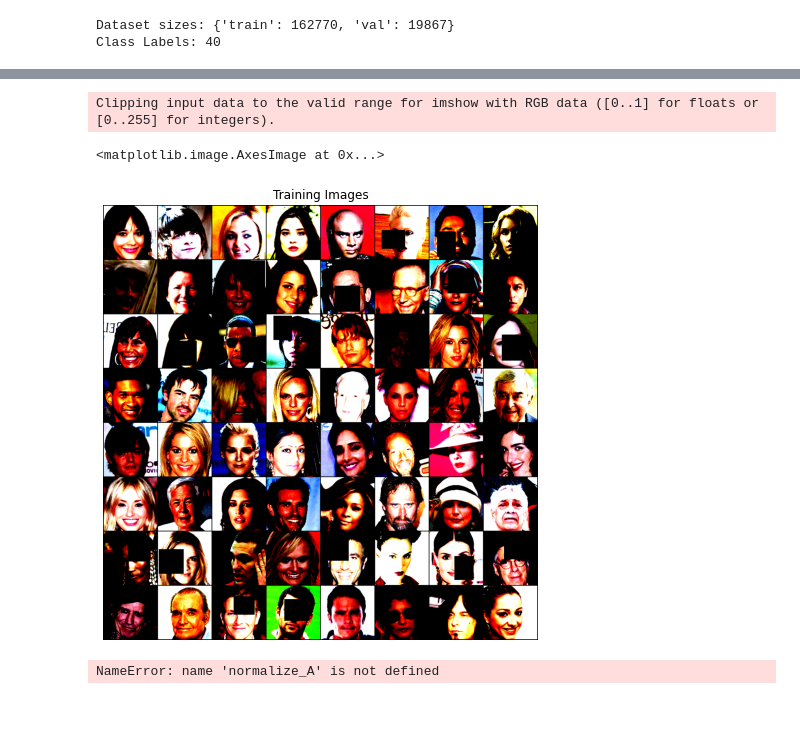
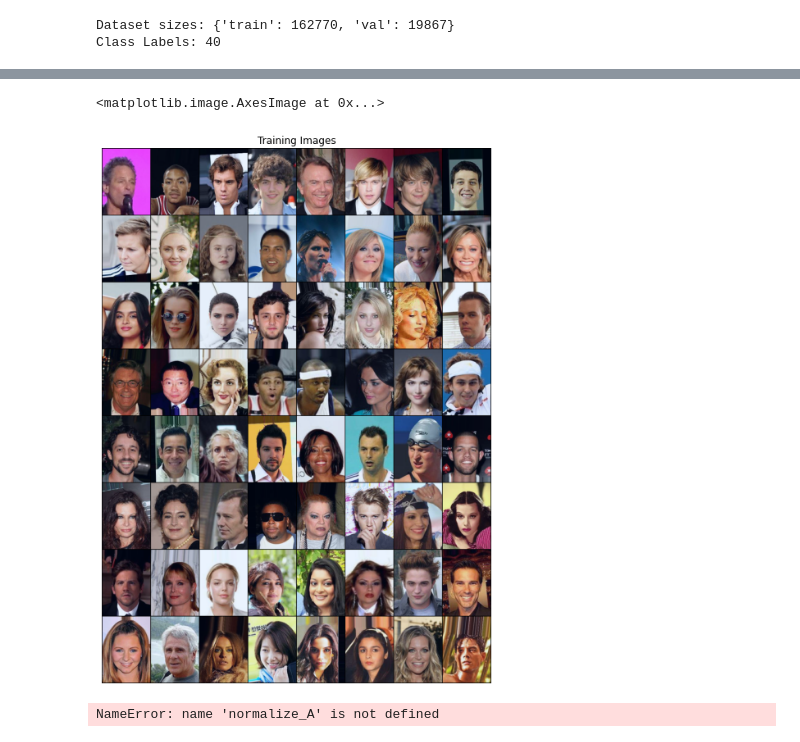
Before and after one commit to kkaryl/AI6126-Advanced_Computer_Vision, a Jupyter notebook: project_1/src/test_transforms.ipynb, the cells around one changed output, grey strips where cells are left out. Cells and saved outputs as stored; diff of their text form; code cells hidden in the pictures; blank space fills up the shorter version.

```diff
--- a/project_1/src/test_transforms.ipynb
+++ b/project_1/src/test_transforms.ipynb
@@ -75,21 +75,20 @@ def load_dataloader(print_info=True, albu_transforms = True):
                                          std=[0.229, 0.224, 0.225])
         data_transforms = {
             'train': transforms.Compose([
-                transforms.Resize(128), #new
-                transforms.CenterCrop(128), #new
+                transforms.CenterCrop((218, 158)), #new
                 transforms.RandomHorizontalFlip(p=0.5),
-                transforms.RandomRotation(degrees=10), #new
+                #transforms.RandomRotation(degrees=10), #new
                 transforms.ToTensor(),
                 normalize,
-                transforms.RandomErasing()
+                #transforms.RandomErasing()
             ]),
             'val': transforms.Compose([
-                transforms.Resize(128), #new
+                transforms.CenterCrop((218, 158)), #new
                 transforms.ToTensor(),
                 normalize
             ]),
             'test': transforms.Compose([
-                transforms.Resize(128), #new
+                transforms.CenterCrop((218, 158)), #new
                 transforms.ToTensor(),
                 normalize
             ])
@@ -100,7 +99,7 @@ def load_dataloader(print_info=True, albu_transforms = True):
         data_transforms = {
             'train': A.Compose([
                 #A.RandomResizedCrop(148, 148), # cuts out too much attributes, use centercrop instead
-                A.CenterCrop(height=148, width=148),
+                A.CenterCrop(height=218, width=168),
                 A.ShiftScaleRotate(shift_limit=0.05, scale_limit=0.05,
                                  rotate_limit=15, p=0.5), # AFFACT https://arxiv.org/pdf/1611.06158.pdf
                 A.HorizontalFlip(p=0.5),
@@ -117,14 +116,14 @@ def load_dataloader(print_info=True, albu_transforms = True):
             ]),
             'val': A.Compose([
                 #Rescale an image so that minimum side is equal to max_size 178 (shortest edge of celeba)
-                A.SmallestMaxSize(max_size=178),
-                A.CenterCrop(height=168, width=168),
+                #A.SmallestMaxSize(max_size=178),
+                A.CenterCrop(height=218, width=168),
                 normalize_A,
                 ToTensorV2(),
             ]),
             'test': A.Compose([
-                A.SmallestMaxSize(max_size=178),
-                A.CenterCrop(height=168, width=168),
+                #A.SmallestMaxSize(max_size=178),
+                A.CenterCrop(height=218, width=168),
                 normalize_A,
                 ToTensorV2(),
             ])
@@ -132,7 +131,7 @@ def load_dataloader(print_info=True, albu_transforms = True):
 
 
     image_datasets = {x: CelebaDataset(config.IMG_DIR, attributes_list[x],
-                                       data_transforms[x])
+                                       data_transforms[x], albu=albu_transforms)
                       for x in phases}
     dataloaders = {x: torch.utils.data.DataLoader(image_datasets[x],
                                                   batch_size=batch_sizes[x],
@@ -152,7 +151,7 @@ def load_dataloader(print_info=True, albu_transforms = True):
     assert len(attribute_names) == len(class_names[0])
     return image_datasets, dataloaders, attribute_names
 # %%
-albu_transforms = True
+albu_transforms = False
 image_datasets, dataloaders, attr_names = load_dataloader(albu_transforms = albu_transforms)
 # %% [output]
 Dataset sizes: {'train': 162770, 'val': 19867}
@@ -179,16 +175,15 @@ if albu_transforms:
 # %%
 # # decide which device we want to run on
 # device = torch.device("cuda:0" if torch.cuda.is_available() else "cpu")
 device = torch.device("cpu")
 real_batch = next(iter(dataloaders['train']))
-plt.figure(figsize=(8,8))
+plt.figure(figsize=(12,12))
 plt.axis("off")
 plt.title("Training Images")
-plt.imshow(np.transpose(torchvision.utils.make_grid(real_batch[0].to(device)[:64], padding=2, normalize=False).cpu(),(1,2,0)))
+plt.imshow(np.transpose(torchvision.utils.make_grid(real_batch[0].to(device)[:64], padding=2, normalize=True).cpu(),(1,2,0)))
 # %% [output]
-Clipping input data to the valid range for imshow with RGB data ([0..1] for floats or [0..255] for integers).
+<matplotlib.image.AxesImage at 0x...>
-<matplotlib.image.AxesImage at 0x...>
-[figure, old version]
+[figure, new version]
 # %%
 # Before V9.1
 #                 A.SmallestMaxSize(max_size=160),
```
Also changed, not shown: parts of 1 cell of this notebook, 6 other files.
